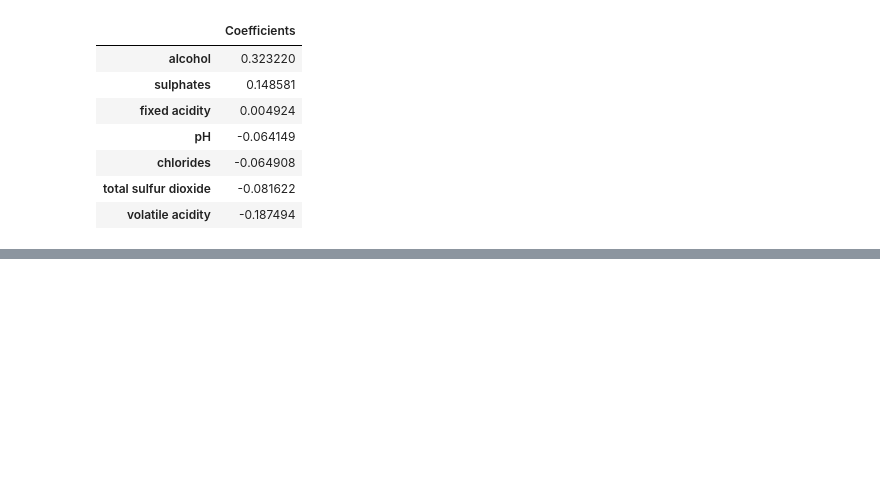
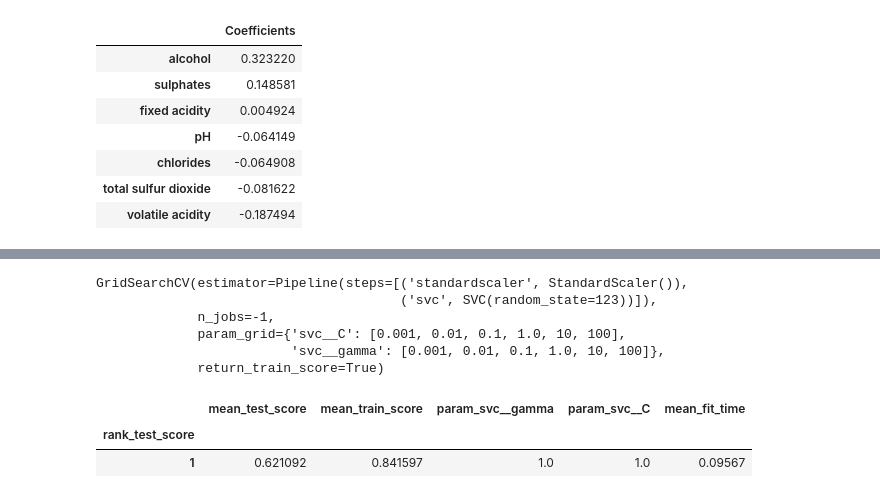
Before and after one commit to UBC-MDS/Red-Wine-Quality-Prediction, a Jupyter notebook: DSCI552_modelselection.ipynb, the cells around one changed output, grey strips where cells are left out. Saved outputs shown, nothing was run; the diff lists cells and outputs as text; code cells hidden in the pictures; blank space fills up the shorter version.

```diff
--- a/DSCI552_modelselection.ipynb
+++ b/DSCI552_modelselection.ipynb
@@ -226,0 +292,2 @@ This refined analysis suggests a more focused model, with the reduced feature se
+# %%
+lsvc_gs.fit(X_train, y_train)
@@ -226,0 +327,36 @@ This refined analysis suggests a more focused model, with the reduced feature se
+# %%
+#RBF SVM Tuning
+pipe_rbf = make_pipeline(StandardScaler(), SVC(random_state=123))
+
+rbf_param_grid = {
+    "svc__gamma": [0.001, 0.01, 0.1, 1.0, 10, 100],
+    "svc__C": [0.001, 0.01, 0.1, 1.0, 10, 100]
+}
+
+rbf_gs = GridSearchCV(pipe_rbf, param_grid=rbf_param_grid, n_jobs=-1, return_train_score=True)
+# %%
+rbf_gs.fit(X_train, y_train)
+# %% [output]
+GridSearchCV(estimator=Pipeline(steps=[('standardscaler', StandardScaler()),
+                                       ('svc', SVC(random_state=123))]),
+             n_jobs=-1,
+             param_grid={'svc__C': [0.001, 0.01, 0.1, 1.0, 10, 100],
+                         'svc__gamma': [0.001, 0.01, 0.1, 1.0, 10, 100]},
+             return_train_score=True)
+# %%
+rbf_df = (pd.DataFrame(rbf_gs.cv_results_)[
+    [
+        "mean_test_score",
+        "mean_train_score",
+        "param_svc__gamma",
+        "param_svc__C",
+        "mean_fit_time",
+        "rank_test_score",
+    ]
+].set_index("rank_test_score").sort_index())
+# %%
+rbf_df.head(1)
+# %% [output]
+|  | mean_test_score | mean_train_score | param_svc__gamma | param_svc__C | mean_fit_time |
+| rank_test_score |  |  |  |  |  |
+| 1 | 0.621092 | 0.841597 | 1.0 | 1.0 | 0.09567 |
```
Also changed, not shown: parts of 23 cells of this notebook, 1 other file.
